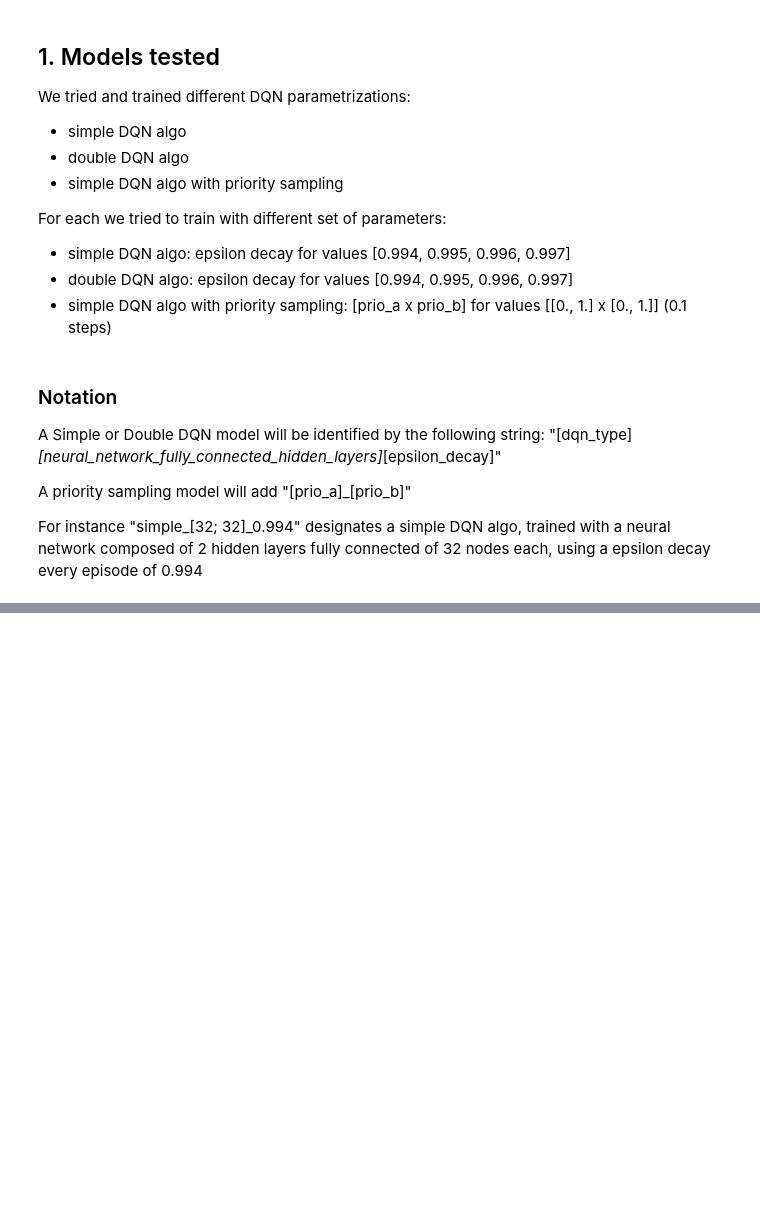
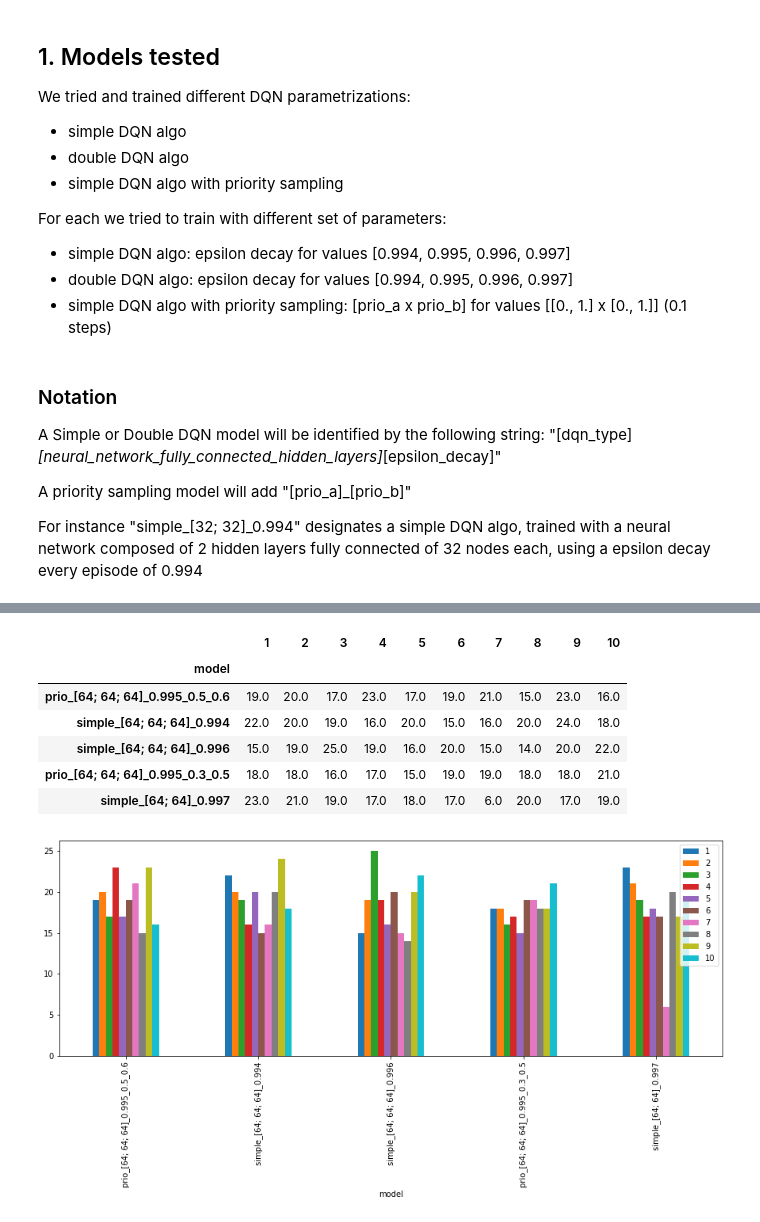
Before and after one commit to jrfalou/UdacityRL, a Jupyter notebook: Results/Results_report.ipynb, the cells around one changed output, grey strips where cells are left out. Cells and saved outputs as stored; diff of their text form; code cells hidden in the pictures; blank space fills up the shorter version.

```diff
--- a/Results/Results_report.ipynb
+++ b/Results/Results_report.ipynb
@@ -64 +104,13 @@ results_analysis.plot_results(results_df, tops_df.index)
+# %%
+#Plot fastest models
+results_analysis.plot_results_transpose(results_df, tops_df.index, results_type='test')
+# %% [output]
+|  | 1 | 2 | 3 | 4 | 5 | 6 | 7 | 8 | 9 | 10 |
+| model |  |  |  |  |  |  |  |  |  |  |
+| prio_[64; 64; 64]_0.995_0.5_0.6 | 19.0 | 20.0 | 17.0 | 23.0 | 17.0 | 19.0 | 21.0 | 15.0 | 23.0 | 16.0 |
+| simple_[64; 64; 64]_0.994 | 22.0 | 20.0 | 19.0 | 16.0 | 20.0 | 15.0 | 16.0 | 20.0 | 24.0 | 18.0 |
+| simple_[64; 64; 64]_0.996 | 15.0 | 19.0 | 25.0 | 19.0 | 16.0 | 20.0 | 15.0 | 14.0 | 20.0 | 22.0 |
+| prio_[64; 64; 64]_0.995_0.3_0.5 | 18.0 | 18.0 | 16.0 | 17.0 | 15.0 | 19.0 | 19.0 | 18.0 | 18.0 | 21.0 |
+| simple_[64; 64]_0.997 | 23.0 | 21.0 | 19.0 | 17.0 | 18.0 | 17.0 | 6.0 | 20.0 | 17.0 | 19.0 |
+[figure, added]
 # %% [markdown]
```
Also changed, not shown: parts of 20 cells of this notebook, 6 other files.
